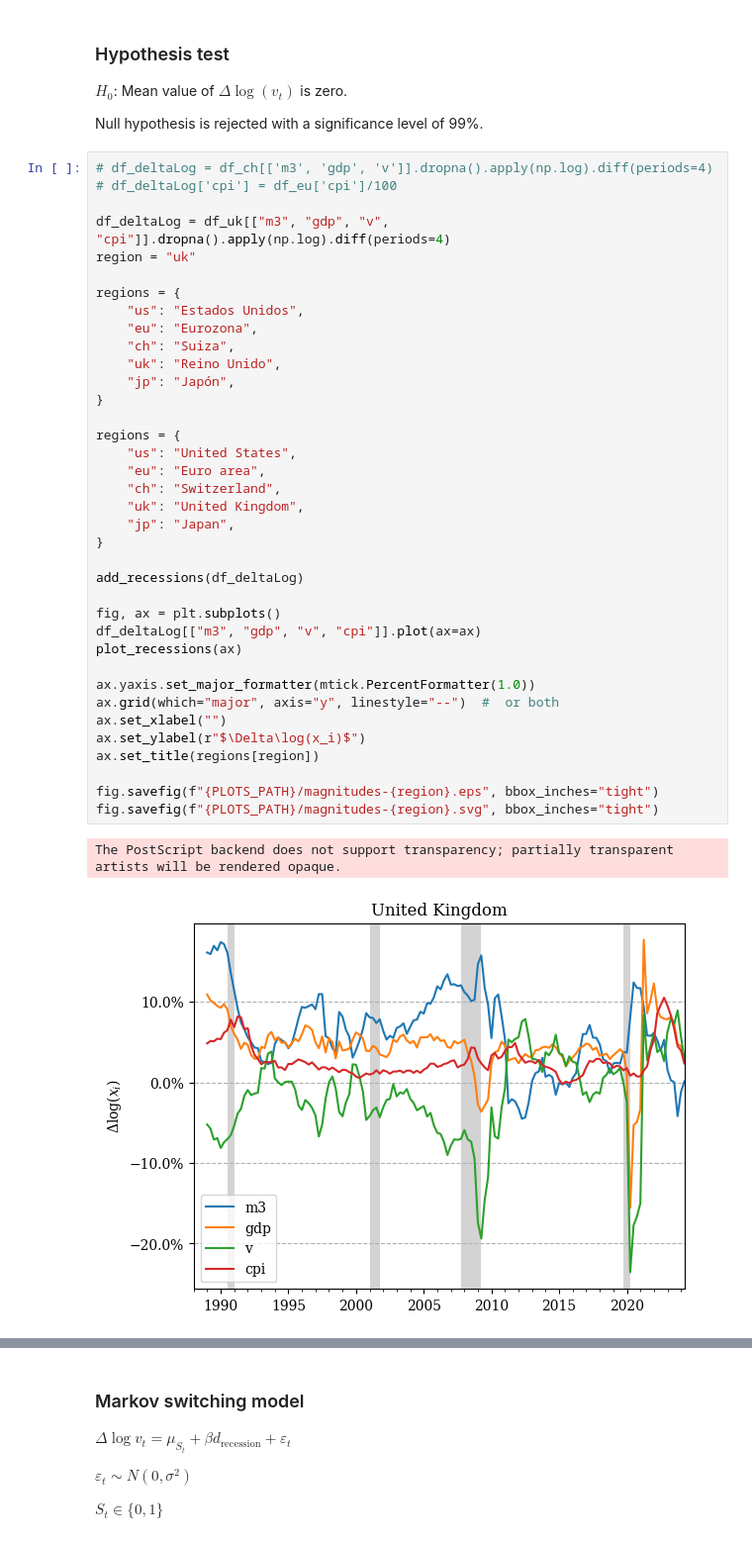
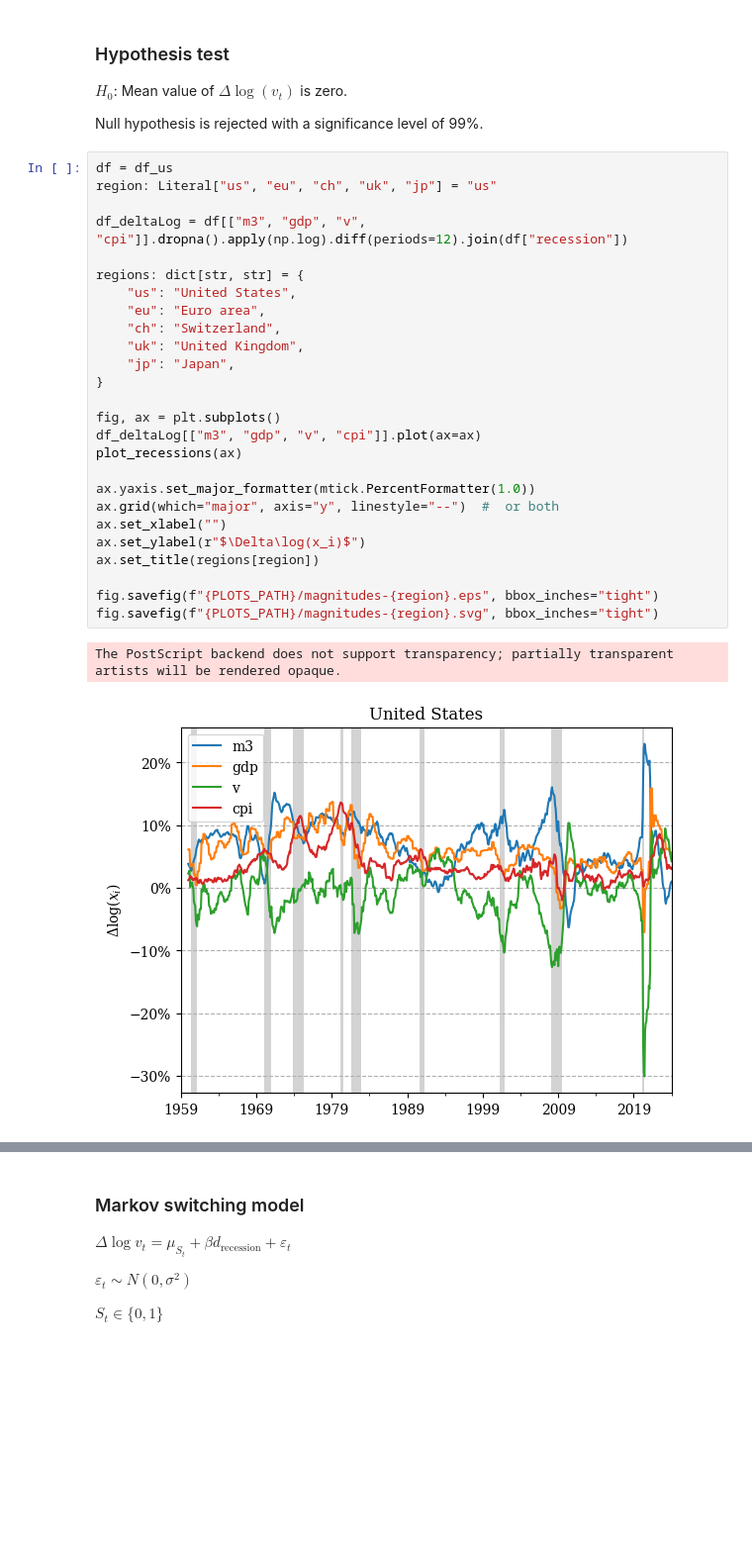
Before and after one commit to MiguelPuntoEs/money-growth, a Jupyter notebook: money-growth.ipynb, the cells around one changed output, grey strips where cells are left out. Shown: that part at 99% size. Saved outputs shown, nothing was run; the diff lists cells and outputs as text; blank space fills up the shorter version.

```diff
--- a/money-growth.ipynb
+++ b/money-growth.ipynb
@@ -80,45 +80,34 @@ $H_0$: Mean value of $\Delta\log(v_t)$ is zero.
 
 Null hypothesis is rejected with a significance level of 99%.
 # %%
-# df_deltaLog = df_ch[['m3', 'gdp', 'v']].dropna().apply(np.log).diff(periods=4)
-# df_deltaLog['cpi'] = df_eu['cpi']/100
+df = df_us
+region: Literal["us", "eu", "ch", "uk", "jp"] = "us"
 
-df_deltaLog = df_uk[["m3", "gdp", "v", "cpi"]].dropna().apply(np.log).diff(periods=4)
-region = "uk"
+df_deltaLog = df[["m3", "gdp", "v", "cpi"]].dropna().apply(np.log).diff(periods=12).join(df["recession"])
 
-regions = {
-    "us": "Estados Unidos",
-    "eu": "Eurozona",
-    "ch": "Suiza",
-    "uk": "Reino Unido",
-    "jp": "Japón",
-}
-
-regions = {
+regions: dict[str, str] = {
     "us": "United States",
     "eu": "Euro area",
     "ch": "Switzerland",
     "uk": "United Kingdom",
     "jp": "Japan",
 }
-
-add_recessions(df_deltaLog)
 
 fig, ax = plt.subplots()
 df_deltaLog[["m3", "gdp", "v", "cpi"]].plot(ax=ax)
 plot_recessions(ax)
 
 ax.yaxis.set_major_formatter(mtick.PercentFormatter(1.0))
 ax.grid(which="major", axis="y", linestyle="--")  #  or both
 ax.set_xlabel("")
 ax.set_ylabel(r"$\Delta\log(x_i)$")
 ax.set_title(regions[region])
 
 fig.savefig(f"{PLOTS_PATH}/magnitudes-{region}.eps", bbox_inches="tight")
 fig.savefig(f"{PLOTS_PATH}/magnitudes-{region}.svg", bbox_inches="tight")
 # %% [output]
 The PostScript backend does not support transparency; partially transparent artists will be rendered opaque.
-[figure, old version]
+[figure, new version]
 # %%
 from scipy.stats import t
 
```
Also changed, not shown: parts of 14 cells of this notebook, 2 other files.
